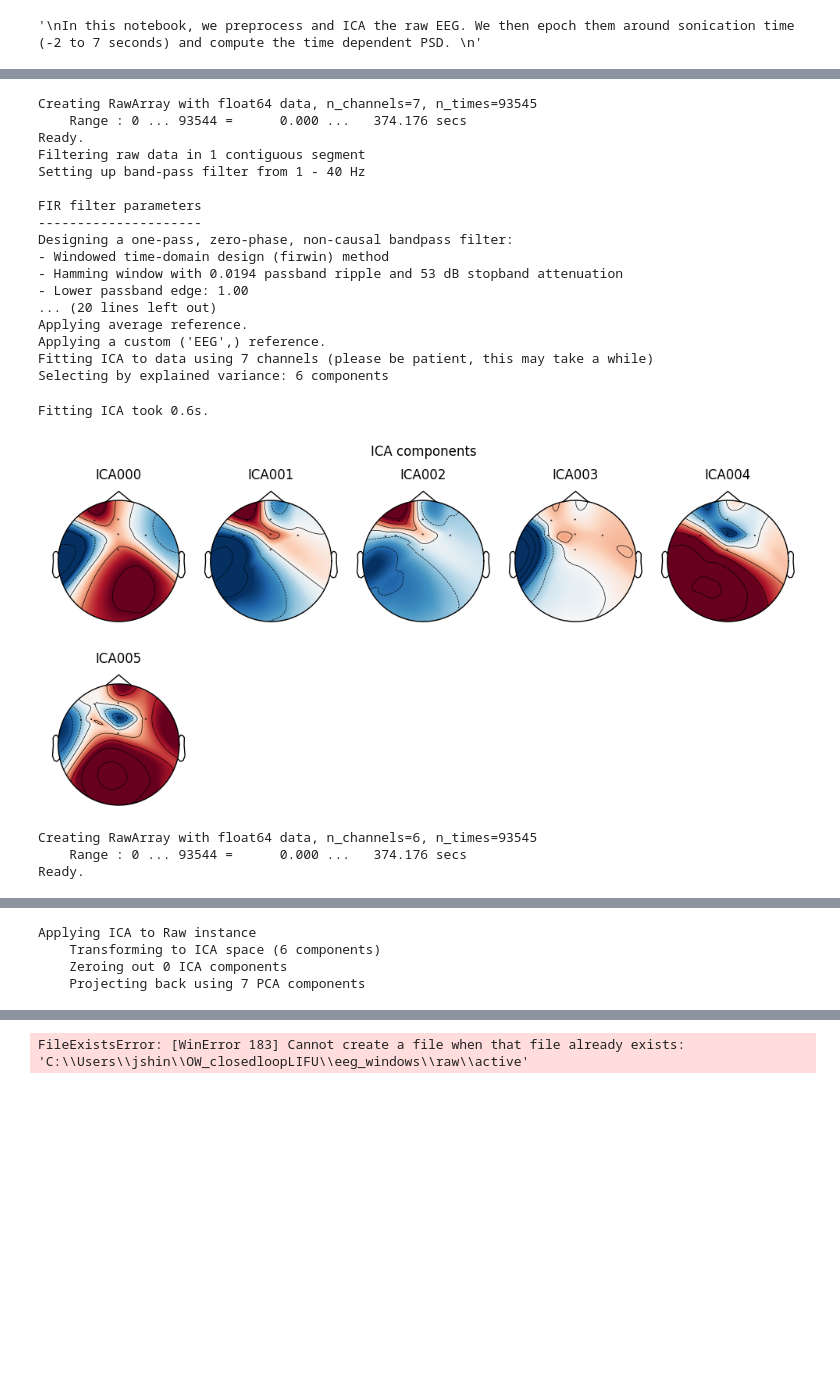
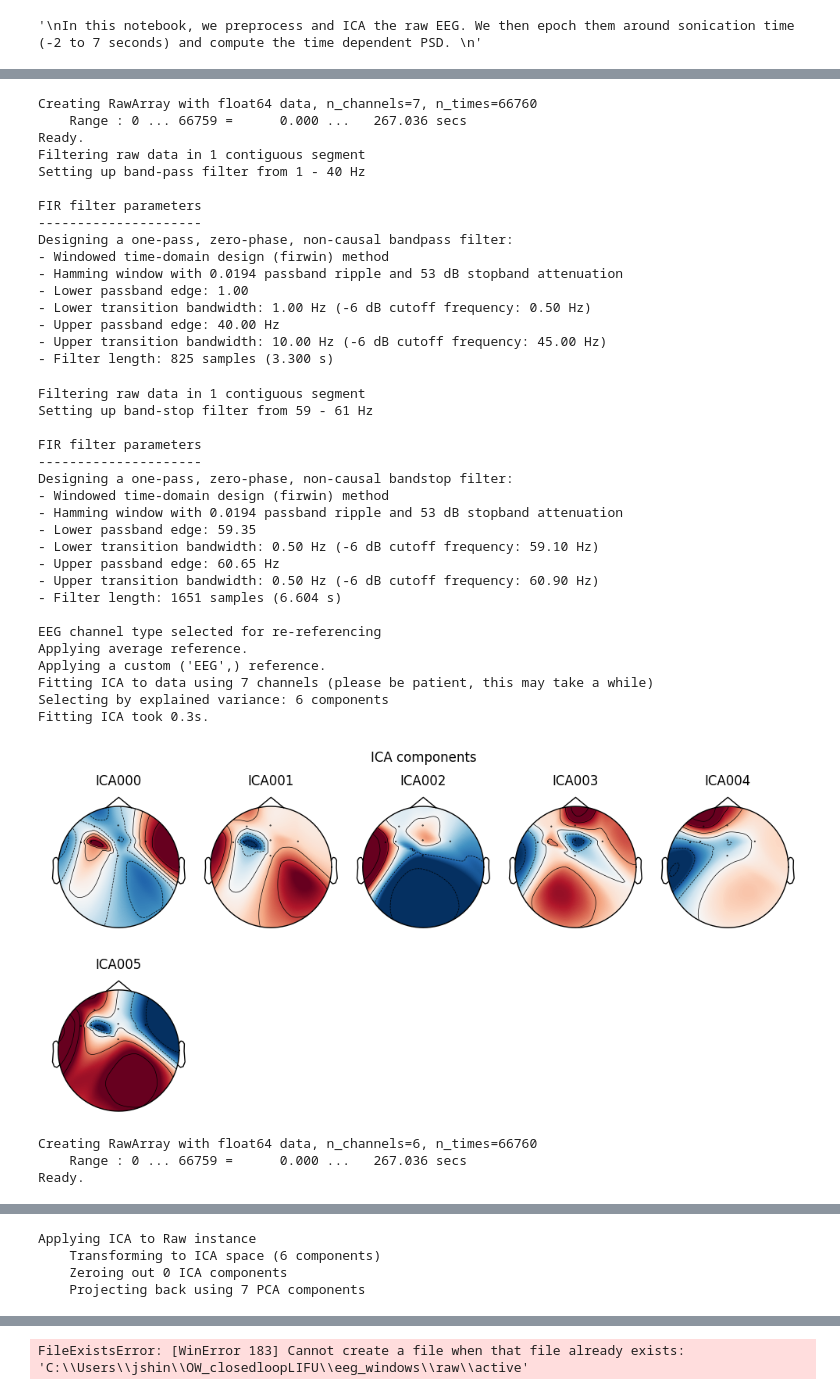
Before and after one commit to janetshin8030/OW_closedloop, a Jupyter notebook: notebooks/PSDprocessing.ipynb, the cells around one changed output, grey strips where cells are left out. Cells and saved outputs as stored; diff of their text form; code cells hidden in the pictures; blank space fills up the shorter version.

Commit message:
initial data analysis

```diff
--- a/notebooks/PSDprocessing.ipynb
+++ b/notebooks/PSDprocessing.ipynb
@@ -10,10 +11,9 @@ In this notebook, we preprocess and ICA the raw EEG. We then epoch them around s
 # %% [output]
 '\nIn this notebook, we preprocess and ICA the raw EEG. We then epoch them around sonication time (-2 to 7 seconds) and compute the time dependent PSD. \n'
 # %%
-eeg_df = pd.read_csv("offline_2back_active.csv")
-full_eeg_df = pd.read_csv("offline_2back_active.csv")
-full_eeg_df.drop(['Time', ' Ch08'], axis = 1, inplace = True)
-# channel_one = full_eeg_df[full_eeg_df[' Ch01'] == 36667.44921875]
-# full_eeg_df = full_eeg_df[66:].reset_index(drop=True)
-full_eeg_df
+from pathlib import Path
+xdf_path = Path(r"C:\Users\jshin\OW_closedloopLIFU\xdf_data\sub-dave_run_2\ses-1\eeg\sub-dave_run_2_ses-1_task-dave_run_2_run-001_eeg.xdf")
+data, header = pyxdf.load_xdf(str(xdf_path))
+for i, stream in enumerate(data):
+    print(f"Stream {i}: {stream['info']['name'][0]}")
 # %% [output]
@@ -40,3 +64,15 @@ array([131.819562, 358.441138])
 # %%
-lifu_on_time_onset[0]
+stream = data[2]
+df= []
+df = pd.DataFrame(stream['time_series'])
+df = df.rename(columns={i: f"Ch{i}" for i in range(df.shape[1])})
+
+# Add timestamp column
+df['Timestamp'] = stream['time_stamps']
+
+# Move Timestamp to be the first column after the index
+cols = ['Timestamp'] + [col for col in df.columns if col != 'Timestamp']
+df = df[cols]
+eeg_raw = df[['Ch0', 'Ch1', 'Ch2', 'Ch3', 'Ch4', 'Ch5', 'Ch6', 'Ch12','Timestamp']]
+eeg_raw
 # %% [output]
@@ -49,7 +97,7 @@ import matplotlib.pyplot as plt
 
 # first_data: rows = samples, columns = 8 EEG channels
 # 1. Clean and Load Data
-
+full_eeg_df = eeg_raw.drop(columns=["Ch12", "Timestamp"])
 df = pd.DataFrame(full_eeg_df.copy())
 df = df.replace([np.inf, -np.inf], np.nan)
 df = df.replace(-200000.0, np.nan)
@@ -84,42 +132,60 @@ raw.set_montage(montage)
 # 4. Filtering
 raw.filter(1., 40., fir_design='firwin')
 raw.notch_filter(60.)
 raw.set_eeg_reference('average')
 
 # 5. ICA
 ica = mne.preprocessing.ICA(
     n_components= 0.99999,
     random_state=97,
     max_iter='auto'
 )
 ica.fit(raw)
 
 #plotting components
 ica.plot_components()      # scalp maps
 ica.plot_sources(raw)      # time series
 
 ica.exclude = []  # don't know how to do this
 raw_clean = ica.apply(raw.copy())
 # %% [output]
-Creating RawArray with float64 data, n_channels=7, n_times=93545
-    Range : 0 ... 93544 =      0.000 ...   374.176 secs
+Creating RawArray with float64 data, n_channels=7, n_times=66760
+    Range : 0 ... 66759 =      0.000 ...   267.036 secs
 Ready.
 Filtering raw data in 1 contiguous segment
 Setting up band-pass filter from 1 - 40 Hz
 
 FIR filter parameters
 ---------------------
 Designing a one-pass, zero-phase, non-causal bandpass filter:
 - Windowed time-domain design (firwin) method
 - Hamming window with 0.0194 passband ripple and 53 dB stopband attenuation
 - Lower passband edge: 1.00
-... (20 lines left out)
-Applying average reference.
-Applying a custom ('EEG',) reference.
-Fitting ICA to data using 7 channels (please be patient, this may take a while)
-Selecting by explained variance: 6 components
+- Lower transition bandwidth: 1.00 Hz (-6 dB cutoff frequency: 0.50 Hz)
+- Upper passband edge: 40.00 Hz
+- Upper transition bandwidth: 10.00 Hz (-6 dB cutoff frequency: 45.00 Hz)
+- Filter length: 825 samples (3.300 s)
-Fitting ICA took 0.6s.
+Filtering raw data in 1 contiguous segment
+Setting up band-stop filter from 59 - 61 Hz
+
+FIR filter parameters
+---------------------
+Designing a one-pass, zero-phase, non-causal bandstop filter:
+- Windowed time-domain design (firwin) method
+- Hamming window with 0.0194 passband ripple and 53 dB stopband attenuation
+- Lower passband edge: 59.35
+- Lower transition bandwidth: 0.50 Hz (-6 dB cutoff frequency: 59.10 Hz)
+- Upper passband edge: 60.65 Hz
+- Upper transition bandwidth: 0.50 Hz (-6 dB cutoff frequency: 60.90 Hz)
+- Filter length: 1651 samples (6.604 s)
+
+EEG channel type selected for re-referencing
+Applying average reference.
+Applying a custom ('EEG',) reference.
+Fitting ICA to data using 7 channels (please be patient, this may take a while)
+Selecting by explained variance: 6 components
+Fitting ICA took 0.3s.
-[figure, old version]
+[figure, new version]
-Creating RawArray with float64 data, n_channels=6, n_times=93545
-    Range : 0 ... 93544 =      0.000 ...   374.176 secs
+Creating RawArray with float64 data, n_channels=6, n_times=66760
+    Range : 0 ... 66759 =      0.000 ...   267.036 secs
 Ready.
```
Also changed, not shown: parts of 20 cells of this notebook, 8 other files.
